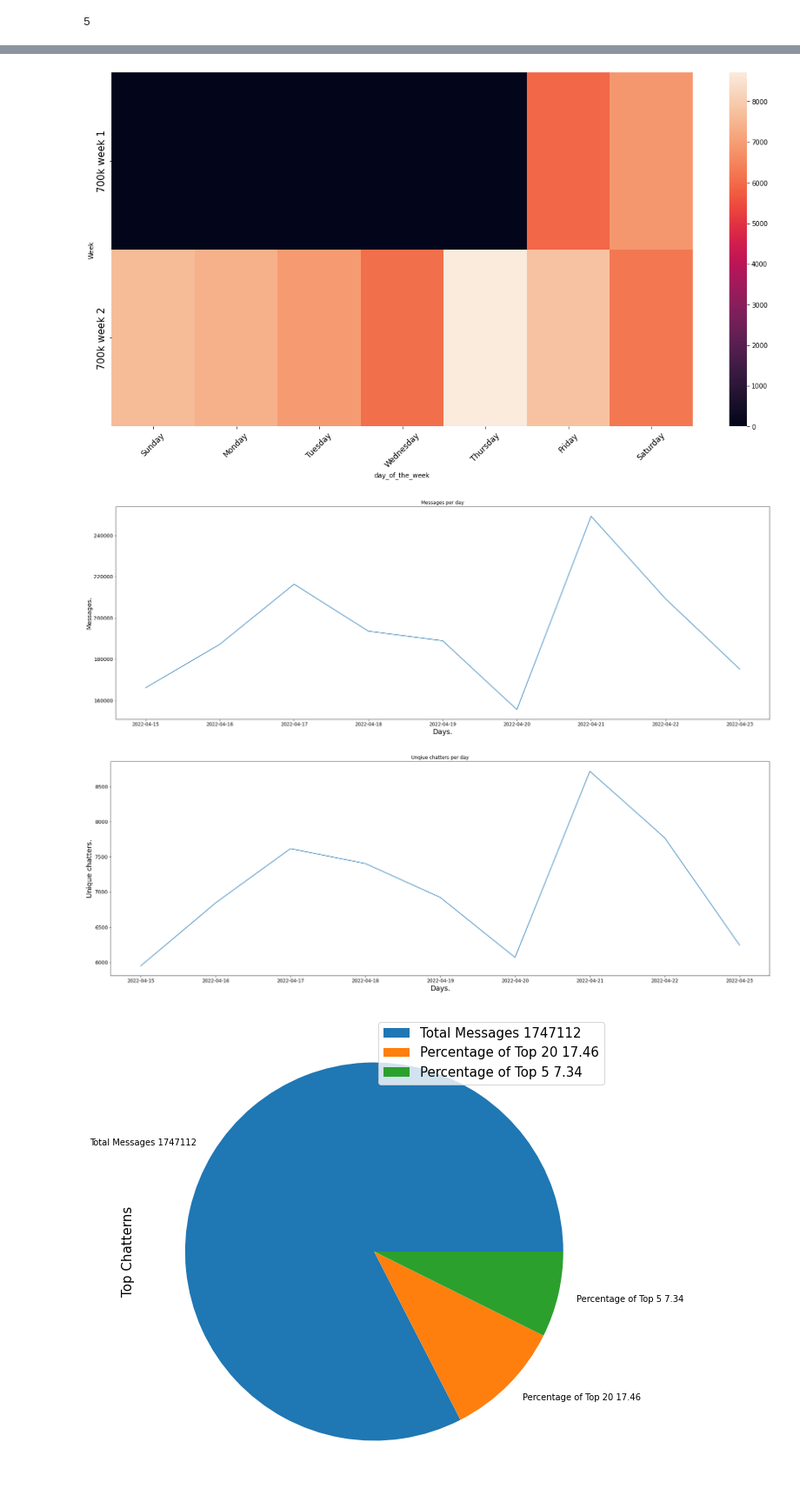
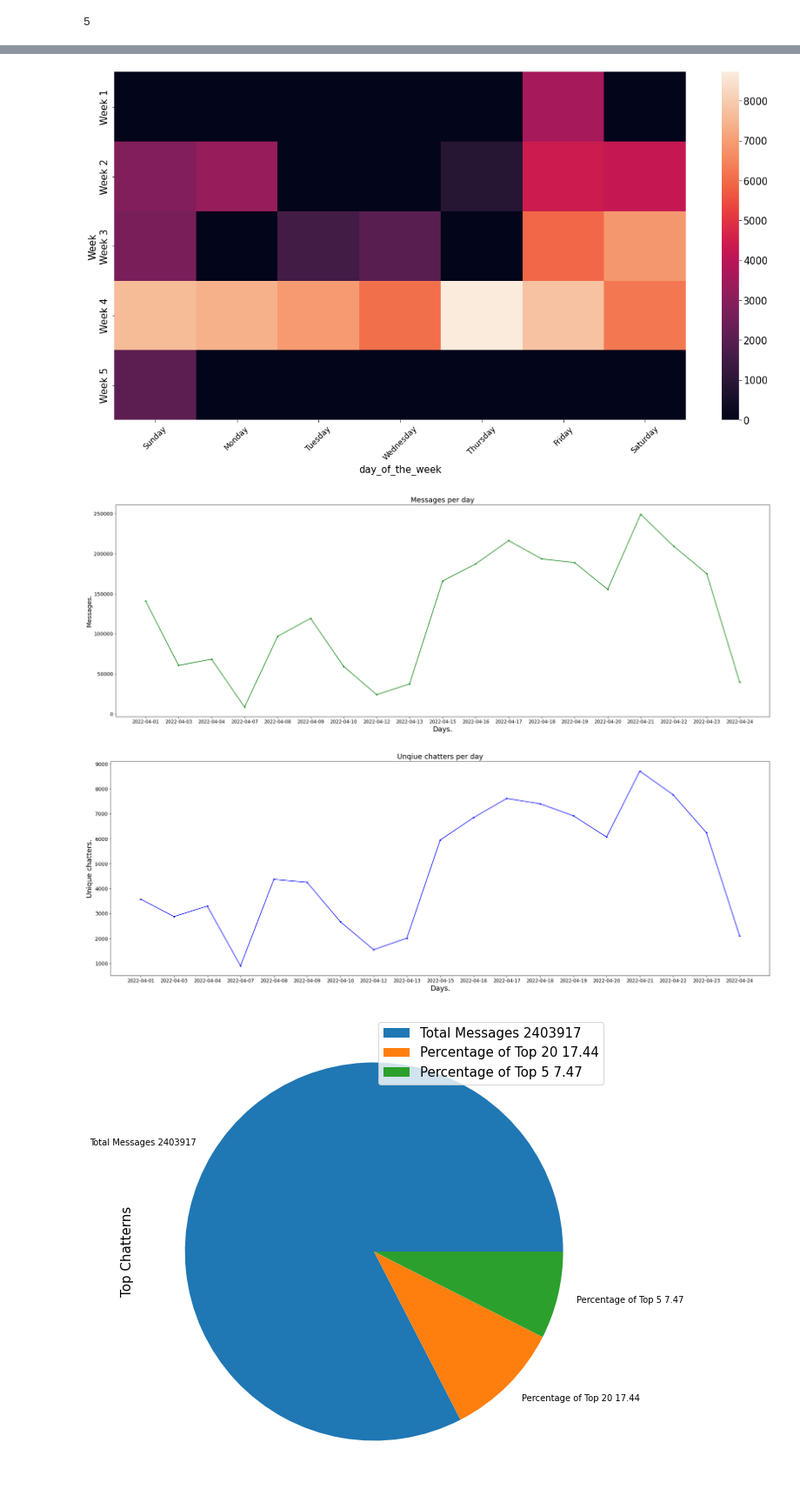
Before and after one commit to quassidi/-Monthly_YYJ_Report, a Jupyter notebook: monthly_jinnytty_analytics.ipynb, the cells around one changed output, grey strips where cells are left out. Shown: that part at 87% size. Cells and saved outputs as stored; diff of their text form; code cells hidden in the pictures.

Commit message:
monthly report april

```diff
--- a/monthly_jinnytty_analytics.ipynb
+++ b/monthly_jinnytty_analytics.ipynb
@@ -9,7 +9,7 @@ import math
 from datetime import datetime, timedelta
 from jinja2 import Environment, FileSystemLoader
 
-read = pd.read_csv('700000s.txt', delimiter=',', encoding='utf8', header=None, names=["day", "time", "user", "message"])
+read = pd.read_csv('april.txt', delimiter=',', encoding='utf8', header=None, names=["day", "time", "user", "message"])
 #droping the first column because all id values are from the individual day csv files
 df = read.reset_index(drop=True)
 df
@@ -271,7 +271,6 @@ def applyFunc(s):
     return ''
 newplot["Day"] = pd.to_datetime(newplot["Day"])
 newplot['day_of_the_week'] = pd.Series(newplot['Day'].dt.day_name())
-newplot['day_of_the_week'] = pd.Series(newplot['Day'].dt.day_name())
 newplot['day'] = newplot['day'].astype(int)
 newplot['Week'] = newplot['day'].apply(applyFunc)
 newplot["Day"] = newplot["Day"].dt.strftime('%Y-%m-%d')
@@ -340,21 +384,21 @@ week_chatters_heatmap = sns.heatmap(chatters_heatmap, annot=False)
 week_chatters_heatmap = plt.xticks(fontsize=12, rotation=45)
 week_chatters_heatmap = plt.yticks(fontsize=15)
 # %% [output]
-[figure, old version]
+[figure, new version]
 # %%
 chart_messeges_per_day = plt.figure(figsize=(30,10))
-chart_messeges_per_day = plt.plot(newplot.Day, newplot.Messages)
+chart_messeges_per_day = plt.plot(newplot.Day, newplot.Messages, "g.-")
 chart_messeges_per_day = plt.title("Messages per day")
 chart_messeges_per_day = plt.xlabel('Days.', fontsize=18)
 chart_messeges_per_day = plt.ylabel('Messages.', fontsize=16)
 chart_messeges_per_day = plt.xticks(fontsize=12, rotation=360)
 chart_chatters_per_day = plt.yticks(fontsize=13)
 chart_messeges_per_day = plt.show()
 # %% [output]
-[figure, old version]
+[figure, new version]
 # %%
 chart_chatters_per_day = plt.figure(figsize=(30,10))
-chart_chatters_per_day = plt.plot(newplot.Day, newplot.Chatters)
+chart_chatters_per_day = plt.plot(newplot.Day, newplot.Chatters, "b.-")
 chart_chatters_per_day = plt.title("Unqiue chatters per day")
 chart_chatters_per_day = plt.xlabel('Days.', fontsize=18)
 chart_chatters_per_day = plt.ylabel('Unique chatters.', fontsize=18)
@@ -362,7 +406,7 @@ chart_chatters_per_day = plt.xticks(fontsize=12, rotation=360)
 chart_chatters_per_day = plt.yticks(fontsize=13)
 chart_chatters_per_day = plt.show()
 # %% [output]
-[figure, old version]
+[figure, new version]
 # %%
 readytop20chatters = pd.read_csv('top20Chatters.csv', encoding='utf8', header=None, names=["User", "Total", "Most used emote", "Times used", "Second most used emote", "Times used 2"])
 readytop20chatters['Top'] = pd.Series(["1", "2", "3", "4", "5", "6","7","8","9","10","11","12","13","14","15", "16", "17", "18", "19", "20"])
```
Also changed, not shown: parts of 14 cells of this notebook.
